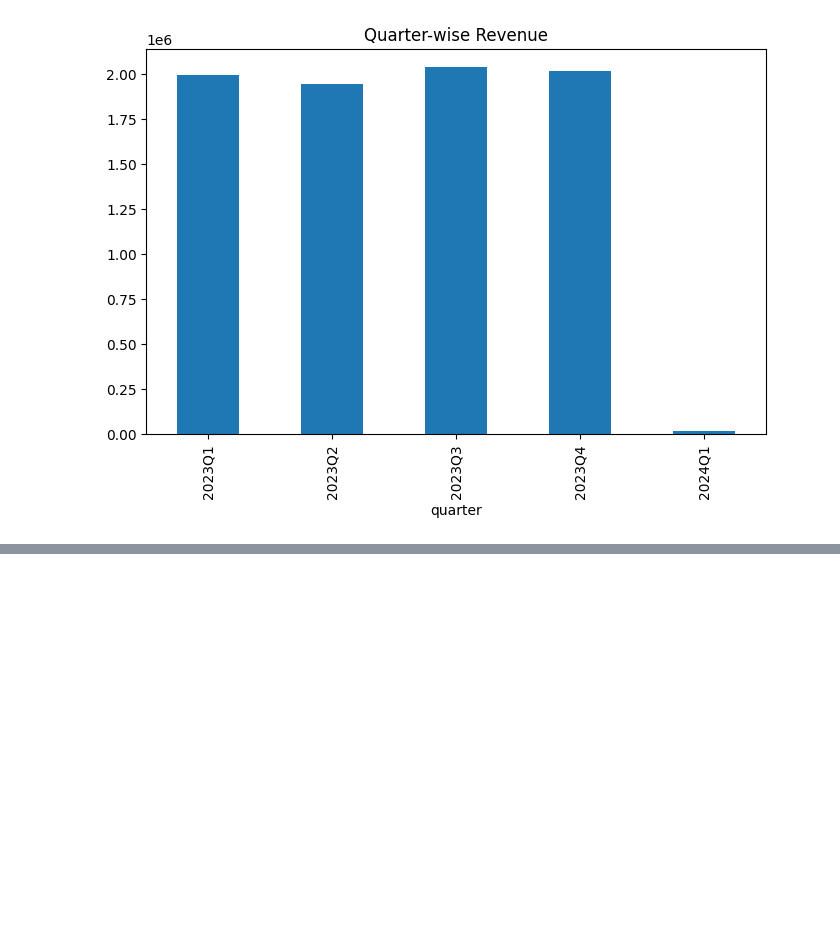
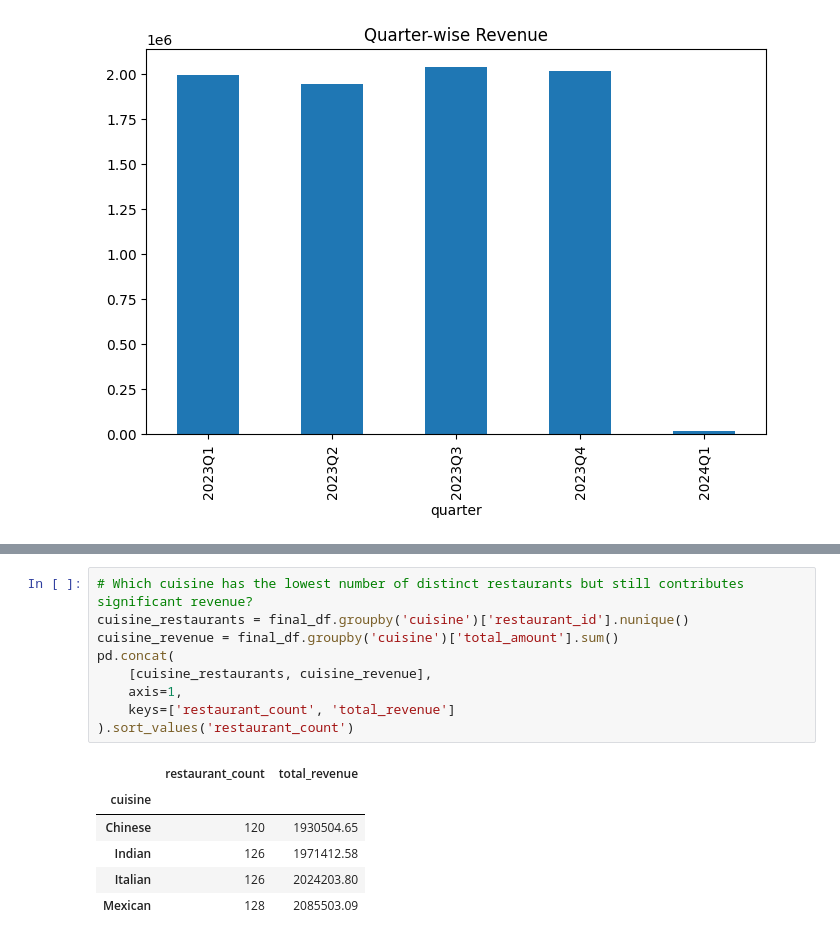
Before and after one commit to RajendharAre/Data_Analytics, a Jupyter notebook: Innomatics_Data_Analytics_Task.ipynb, the cells around one changed output, grey strips where cells are left out. Saved outputs shown, nothing was run; the diff lists cells and outputs as text; blank space fills up the shorter version.

```diff
--- a/Innomatics_Data_Analytics_Task.ipynb
+++ b/Innomatics_Data_Analytics_Task.ipynb
@@ -297,0 +358,16 @@ quarter_revenue.plot(kind='bar', title='Quarter-wise Revenue', figsize=(8,5))
+# %%
+# Which cuisine has the lowest number of distinct restaurants but still contributes significant revenue?
+cuisine_restaurants = final_df.groupby('cuisine')['restaurant_id'].nunique()
+cuisine_revenue = final_df.groupby('cuisine')['total_amount'].sum()
+pd.concat(
+    [cuisine_restaurants, cuisine_revenue],
+    axis=1,
+    keys=['restaurant_count', 'total_revenue']
+).sort_values('restaurant_count')
+# %% [output]
+|  | restaurant_count | total_revenue |
+| cuisine |  |  |
+| Chinese | 120 | 1930504.65 |
+| Indian | 126 | 1971412.58 |
+| Italian | 126 | 2024203.80 |
+| Mexican | 128 | 2085503.09 |
```
Also changed, not shown: parts of 20 cells of this notebook.
